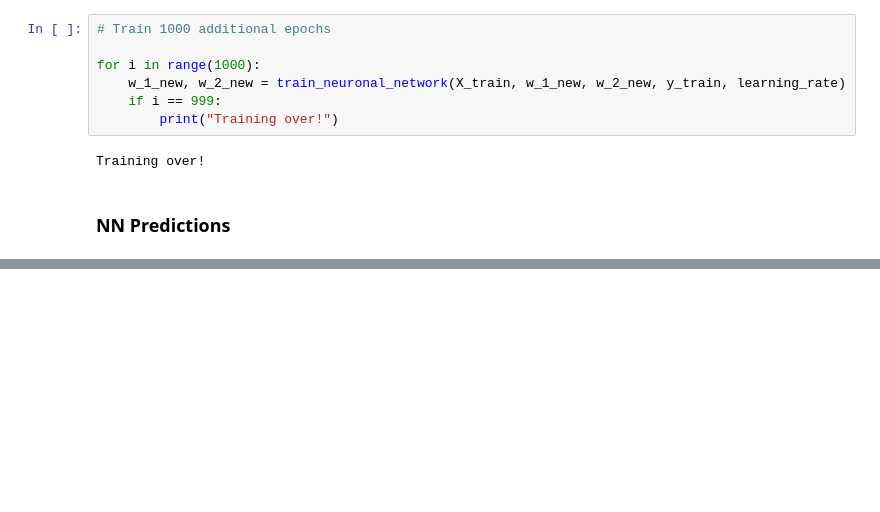
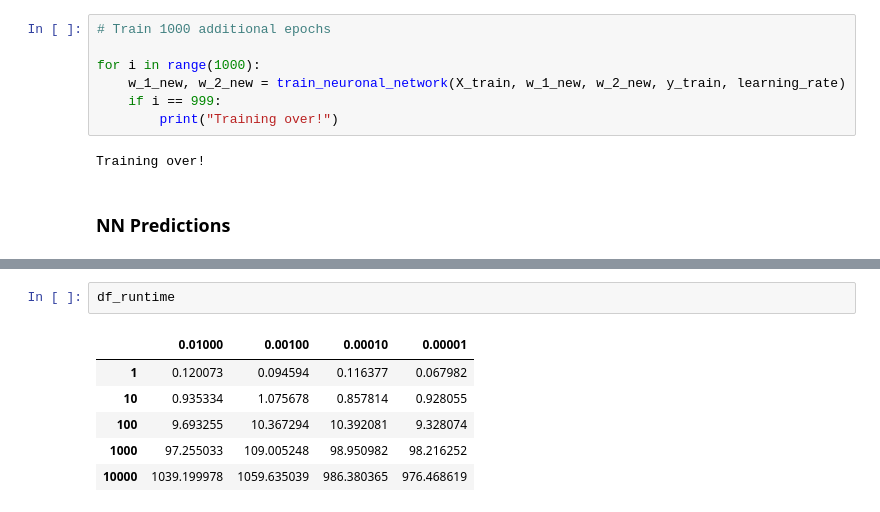
Before and after one commit to janorkan/portfolio, a Jupyter notebook: Neuronal Network on MNIST data/Neuronal Network on MNIST data.ipynb, the cells around one changed output, grey strips where cells are left out. Drawn from its saved outputs; the diff is of its cells as text; blank space fills up the shorter version.

```diff
--- a/Neuronal Network on MNIST data/Neuronal Network on MNIST data.ipynb
+++ b/Neuronal Network on MNIST data/Neuronal Network on MNIST data.ipynb
@@ -214,0 +313,9 @@ Performance: 93.05%
+# %%
+df_runtime
+# %% [output]
+|  | 0.01000 | 0.00100 | 0.00010 | 0.00001 |
+| 1 | 0.120073 | 0.094594 | 0.116377 | 0.067982 |
+| 10 | 0.935334 | 1.075678 | 0.857814 | 0.928055 |
+| 100 | 9.693255 | 10.367294 | 10.392081 | 9.328074 |
+| 1000 | 97.255033 | 109.005248 | 98.950982 | 98.216252 |
+| 10000 | 1039.199978 | 1059.635039 | 986.380365 | 976.468619 |
```
Also changed, not shown: parts of 10 cells of this notebook.
